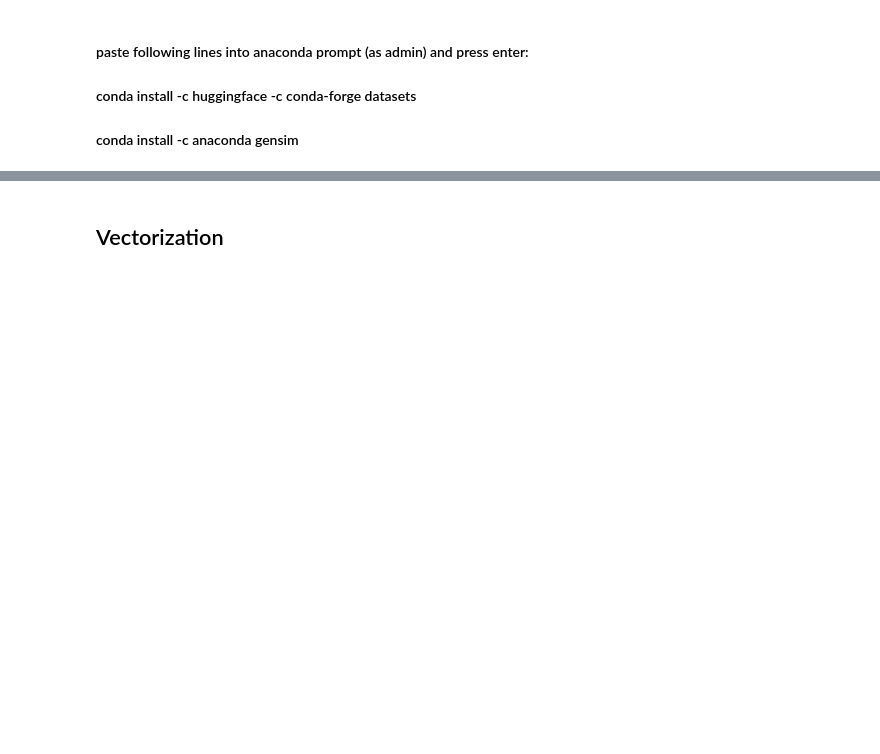
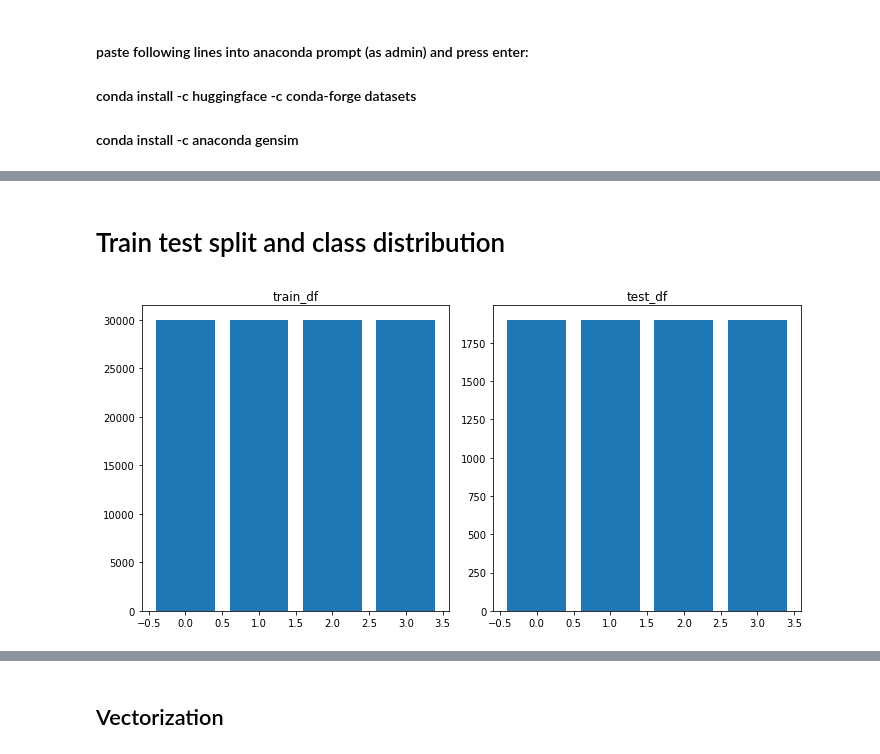
Before and after one commit to malte-koenig/AG_News_Classifier, a Jupyter notebook: main.ipynb, the cells around one changed output, grey strips where cells are left out. Drawn from its saved outputs; the diff is of its cells as text; code cells hidden in the pictures; blank space fills up the shorter version.

Commit message:
Class distribution plot
Adding a plot for class distribution to the preprocessing part

```diff
--- a/main.ipynb
+++ b/main.ipynb
@@ -34,6 +56,35 @@ dataset = load_dataset("ag_news")
+# %% [markdown]
+# Train test split and class distribution
 # %%
+import matplotlib.pyplot as plt
+
+# train test split
 train_df = pd.DataFrame(dataset['train'])
 test_df = pd.DataFrame(dataset['test'])
+
+
+# checking class distribution
+plt.figure(figsize=(10,5))
+
+## train data
+plt.subplot(1,2,1)
+train_df_target = train_df['label']
+class_dist = pd.Series(train_df_target).value_counts()
+plt.title('train_df')
+plt.bar(class_dist.index, class_dist)
+plt.tight_layout()
+
+## test data
+plt.subplot(1,2,2)
+test_df_target = test_df['label']
+class_dist = pd.Series(test_df_target).value_counts()
+plt.title('test_df')
+plt.bar(class_dist.index, class_dist)
+plt.tight_layout()
+
+plt.show()
+# %% [output]
+[figure, added]
 # %%
 #initialize stopwords and lemmatizer
 stop_words = set(stopwords.words('english'))
```
Also changed, not shown: parts of 4 cells of this notebook, 2 other files.
